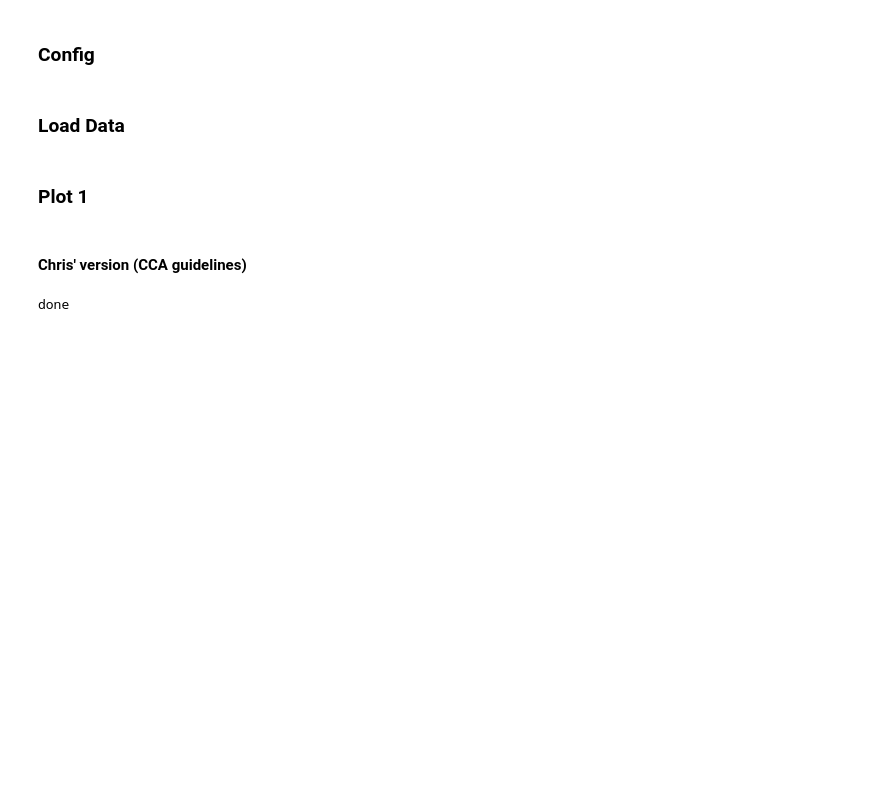
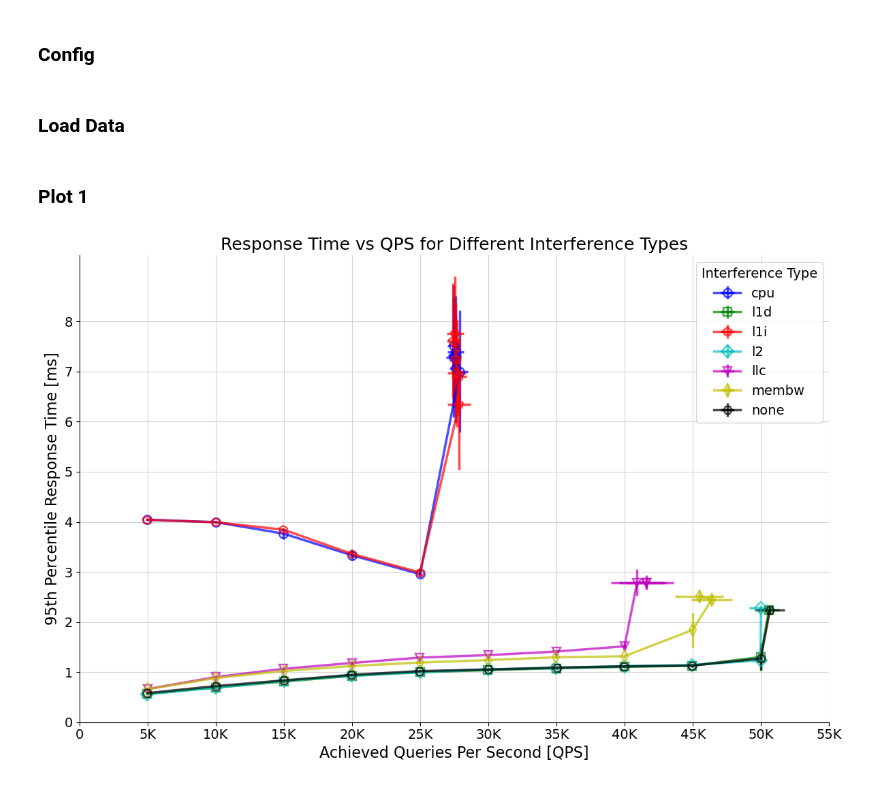
Before and after one commit to czanoli/ETH-Cloud-Computing-Architectures-2024, a Jupyter notebook: part1/plots.ipynb, the cells around one changed output. Drawn from its saved outputs; the diff is of its cells as text; code cells hidden in the pictures; blank space fills up the shorter version.

Commit message:
Finalized format and aesthetic of plot1 and plot2b + minor changes

```diff
--- a/part1/plots.ipynb
+++ b/part1/plots.ipynb
@@ -27,5 +27,3 @@ for file in os.listdir(folder_path):
         dfs[f'{interference_type}_{run_number}'] = data
 # %% [markdown]
 ### Plot 1
-# %% [markdown]
-#### Chris' version (CCA guidelines)
@@ -36,10 +31,19 @@ sns.palplot(sns.color_palette("deep", 7))
 # Plot Style
 # plt.style.use('default')
 fig, ax = plt.subplots(figsize=(12, 8))
-# Seaborn colors
-colors = sns.color_palette("deep", 7)
-ax.set_prop_cycle('color', colors)
-markers = ['o-', 's-', 'p-', 'D-', 'v-', 'd-', 'H-']
+markers = ['o', 's', 'p', 'D', 'v', 'd', 'H']
+default_color_cycle = plt.rcParams['axes.prop_cycle'].by_key()['color']
+# Switch some colors for better plotting
+default_color_cycle[1], default_color_cycle[2] = default_color_cycle[2], default_color_cycle[1]
+colors = [
+    '#0000ff',  # blue
+    '#007f00',  # green
+    '#ff0000',  # red
+    '#00bfbf',  # light blue
+    '#bf00bf',  # pink
+    '#bfbf00',  # ocra
+    '#000000'   # black
+]
 
 for key in sorted(dfs.keys()):
     parts = key.split('_')
@@ -62,39 +66,42 @@ for i, (interference_type, df_list) in enumerate(grouped_dfs.items()):
         qps_values = [df[df['target'] == target_qps]['QPS'].values[0] / 1000.0 for df in df_list]
 
         p95_means.append(np.mean(p95_values))
         p95_stds.append(np.std(p95_values, ddof=1))
         qps_means.append(np.mean(qps_values))
         qps_stds.append(np.std(qps_values, ddof=1))
 
-    ax.errorbar(qps_means, p95_means, xerr=qps_stds, yerr=p95_stds, fmt=markers[i], linewidth=2,
-                alpha=0.75, capsize=4, fillstyle="none", label=interference_type)
+    ax.errorbar(qps_means, p95_means, xerr=qps_stds, yerr=p95_stds, marker=markers[i], linewidth=2.5,
+                alpha=0.7, markersize=9, color=colors[i], markeredgewidth=1.75, markerfacecolor='none', label=interference_type)
 
 # Plot Style
 ax.spines['top'].set_visible(False)
 ax.spines['right'].set_visible(False)
 ax.set_facecolor('white')
-ax.legend(title='Interference Type')
+ax.tick_params(axis='x', labelsize=14)
+ax.tick_params(axis='y', labelsize=14)
+ax.legend(title='Interference Type', fontsize=14, title_fontsize=14)
 x_labels = ['0', '5K', '10K', '15K', '20K', '25K', '30K', '35K', '40K', '45K', '50K', '55K']
 ax.set_xticks(range(0, 56, 5), x_labels)
 y_labels = ['0', '1', '2', '3', '4', '5', '6', '7', '8']
 ax.set_yticks(range(0, 9, 1), y_labels)
-ax.grid(True, color='darkgrey', linestyle='--', linewidth=0.5)
-ax.set_xlabel('Achieved Queries Per Second [QPS]')
-ax.set_ylabel('95th Percentile Response Time [ms]')
-ax.set_title('Response Time vs QPS for Different Interference Types')
+ax.grid(True, color='lightgray')
+ax.set_xlabel('Achieved Queries Per Second [QPS]', fontsize=16)
+ax.set_ylabel('95th Percentile Response Time [ms]', fontsize=16)
+ax.set_title('Response Time vs QPS for Different Interference Types', fontsize=18)
 fig.tight_layout()
-if False:
+
+if True:
     plt.show()
 else:
     matplotlib.use("pgf")
     plt.rc("pgf", texsystem="pdflatex", rcfonts=False)
     plt.rcParams.update({
         "text.usetex": True,
         "font.family": "serif",
         # Use LaTeX default serif font.
         "font.serif": [],
     })
     plt.savefig("plots/plot1_CCA_guidelines.pgf", bbox_inches="tight", backend='pgf')
     print('done')
 # %% [output]
-done
+[figure, added]
```
Also changed, not shown: parts of 1 cell of this notebook, 5 other files.
